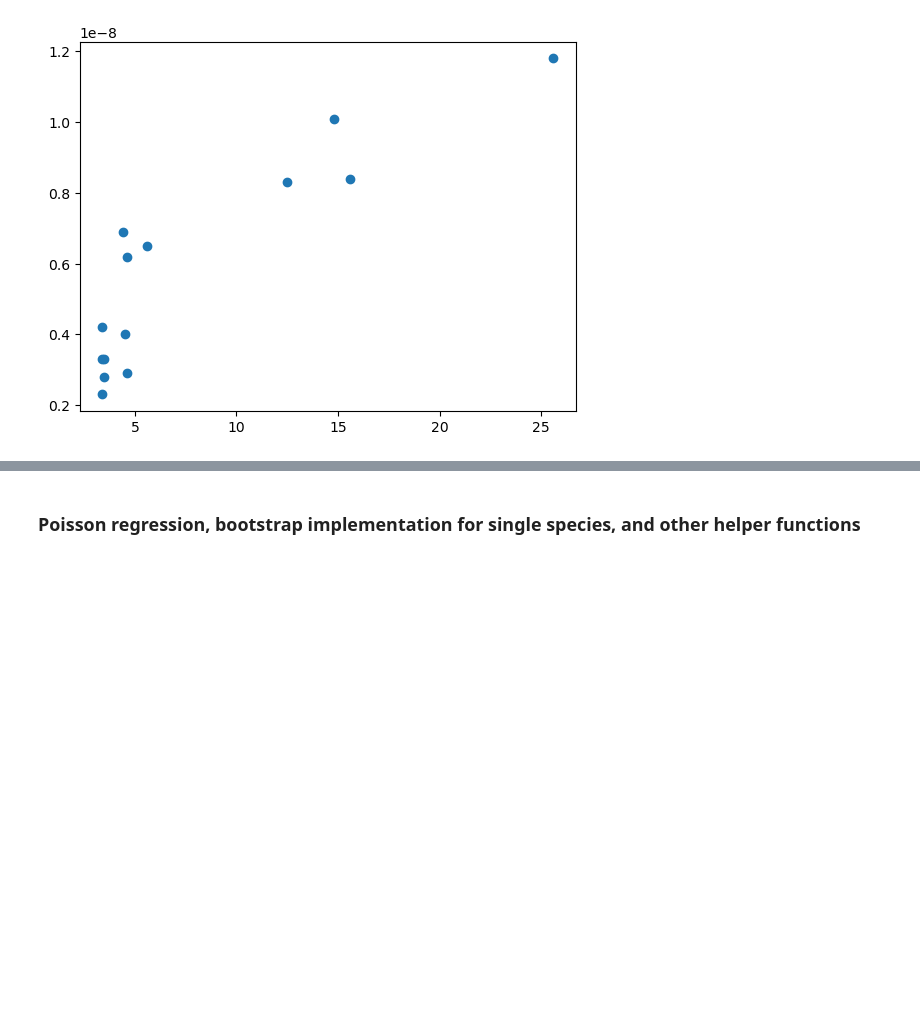
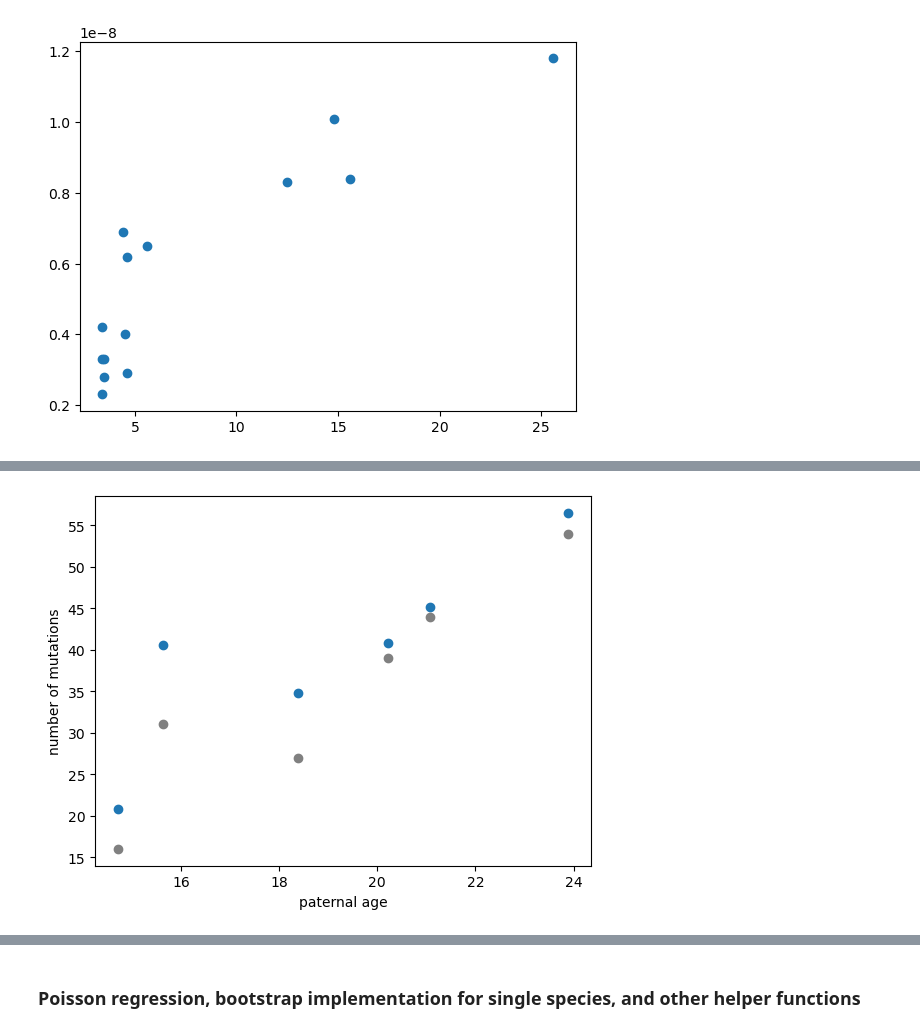
Before and after one commit to harrispopgen/clocklike-DBH, a Jupyter notebook: mutation_rate_regression_literation.ipynb, the cells around one changed output, grey strips where cells are left out. Cells and saved outputs as stored; diff of their text form; code cells hidden in the pictures; blank space fills up the shorter version.

```diff
--- a/mutation_rate_regression_literation.ipynb
+++ b/mutation_rate_regression_literation.ipynb
@@ -65,3 +66,13 @@ const         2.359e-09   3.05e-05   7.73e-05      1.000   -5.99e-05    5.99e-05
 paternal_age   4.19e-10   3.52e-06      0.000      1.000   -6.91e-06    6.91e-06
 ================================================================================
 [figure]
+# %%
+age_of_puberty = {
+        "Human": 13, "Baboon": 5.4, "Aye_aye": 3, "Chimpanzee": 14,
+        "Rhesus_macaque": 3.5, "Owl_monkey": 1, "Mouse": 0.15,
+        "Cat": 0.5
+}
+
+generation_time = {"Baboon": 10, "Human": 29, "Aye_aye": 3,
+                   "Rhesus_macaque": 8, "Mouse": 0.66, "Owl_monkey": 6, "Chimpanzee": 25, "Cat": 3
+                   }
@@ -67,0 +191,82 @@ paternal_age   4.19e-10   3.52e-06      0.000      1.000   -6.91e-06    6.91e-06
+# %%
+def load_chimpanzee_venn_parental_age(print_quality_check_results=False):
+    filename = "./data/mutation_rate_individual_species/Chimp_venn_2014.xlsx"
+    df_parental_age = pd.read_excel(filename, sheet_name="parental_age_false_negative")
+
+    df_parental_age = df_parental_age.set_index("Individual")
+    df_parental_age[["paternal_age", "maternal_age"]] /= 365
+    if print_quality_check_results:
+        print(f"average paternal age: {np.mean(df_parental_age['paternal_age'])}")
+        print(f"average maternal age: {np.mean(df_parental_age['maternal_age'])}")
+    return df_parental_age
+
+def load_chimpanzee_venn_2014_mutation_count(print_quality_check_results=False):
+    filename = "./data/mutation_rate_individual_species/Chimp_venn_2014.xlsx"
+    col_header = ["chr_num", "recipient", "is_validated", "is_suspicious"]
+    df_counts = pd.read_excel(filename, skiprows=[0,1], header=None, names=col_header, usecols=[0,7,10,11])
+    df_counts = df_counts[df_counts["chr_num"] != "chrX"] # 220 total mutations, 217 on autosomes
+    df_counts = df_counts.dropna()
+    df_counts_ns = df_counts[df_counts["is_suspicious"] == 0]
+    df_counts_unique = df_counts_ns["recipient"].value_counts()
+    assert np.sum(df_counts_unique) == len(df_counts_ns)
+    if print_quality_check_results:
+        print(f"number of variants on autosomes: {len(df_counts)}, number of suspicious variants: {len(df_counts[df_counts['is_suspicious'] == 1])}")
+        print(f"average number of mutations: {np.mean(df_counts_unique)}")
+        # 60 validated, paper says 61, 1 of which is false positive, therefore probably all variants included in dataset are true positives
+        # print(df["is_validated"].value_counts())
+    df_counts_unique = df_counts_unique.sort_index(axis=0, ascending=True)
+    df_counts_unique.name = "mutation_count"
+    return df_counts_unique
+
+def load_chimpanzee_venn_2014_data(age_of_puberty, print_quality_check_results=False):
+    age_of_puberty = age_of_puberty["Chimpanzee"]
+    genome_size = 2360347379
+
+    df_parental_age = load_chimpanzee_venn_parental_age(print_quality_check_results)
+    df_count = load_chimpanzee_venn_2014_mutation_count(print_quality_check_results)
+
+    assert len(df_count) == len(df_parental_age)
+    assert set(df_count.index) == set(df_parental_age.index)
+    df = pd.merge(df_parental_age, df_count, left_index=True, right_index=True) #J, on="index")
+    assert (df["mutation_count"] == df_count).all()
+    assert ((df[["paternal_age", "maternal_age"]] == df_parental_age[["paternal_age", "maternal_age"]]).all()).all()
+
+    df["mutation_count"] /= (1 - df["FNR"])
+    # false_negative_rate_F1 = 0.034
+    # false_negative_rate_F2 = 0.23
+    # df.loc[["D", "E", "F"], "mutation_count"] /= (1 - false_negative_rate_F1)
+    # df.loc[["G", "H", "I"], "mutation_count"] /= (1 - false_negative_rate_F2)
+    df["callable_genome_size"] = genome_size * 2
+    df["species"] = "Chimpanzee"
+    df["corrected_age"], df["Z_p"], df["Z_m"], df["Z_c"] = compute_weighted_average_age_and_regression_covariates(
+        df["paternal_age"].to_numpy(), df["maternal_age"].to_numpy(), df["callable_genome_size"].to_numpy(), age_of_puberty)
+    df["mu_per_site"] = df["mutation_count"] / df["callable_genome_size"]
+    df = df.reset_index()
+
+    fig, ax = plt.subplots()
+    ax.scatter(df["paternal_age"], df["mutation_count"])
+    ax.scatter(df["paternal_age"], (1-df["FNR"]) * df["mutation_count"], c="gray")
+    ax.set_xlabel("paternal age")
+    ax.set_ylabel("number of mutations")
+
+    return df[["species", "maternal_age", "paternal_age", "corrected_age", "callable_genome_size", "Z_p", "Z_m", "Z_c", "mutation_count"]]
+
+def load_besenbacher_data(age_of_puberty):
+    age_of_puberty = age_of_puberty["Chimpanzee"] # {"Chimpanzee": 14, "Gorilla":, "Orangutan":}
+    filename = "./data/mutation_rate_individual_species/Great_ape_besenbacher_2019.txt"
+    col_header = ["species", "paternal_age", "maternal_age", "callable_genome_size", "mutation_count", "mu_per_site"]
+    df = pd.read_csv(filename, sep=" ", header=None, names=col_header, usecols=[1,2,3,4,5,9]) #, nrows=2)
+    assert np.isclose(df["mutation_count"] / df["callable_genome_size"], df["mu_per_site"]).all()
+    # currently only using chimpanzee
+    df = df.loc[df["species"] == "Chimpanzee"]
+    df["corrected_age"], df["Z_p"], df["Z_m"], df["Z_c"] = compute_weighted_average_age_and_regression_covariates(
+        df["paternal_age"].to_numpy(), df["maternal_age"].to_numpy(), df["callable_genome_size"].to_numpy(), age_of_puberty)
+    return df[["species", "maternal_age", "paternal_age", "corrected_age", "callable_genome_size", "Z_p", "Z_m", "Z_c", "mutation_count"]]
+
+df_chimp_venn = load_chimpanzee_venn_2014_data(age_of_puberty, print_quality_check_results=True)
+df_chimp_besenbacher = load_besenbacher_data(age_of_puberty)
+
+poisson_regression_for_individual_species(df_chimp_venn["mutation_count"], df_chimp_venn[["callable_genome_size", "Z_c"]], print_result=True)
+check_batch_effect({"Venn": df_chimp_venn, "Besenbacher": df_chimp_besenbacher})
+#
+# %% [output]
@@ -67,0 +290 @@ paternal_age   4.19e-10   3.52e-06      0.000      1.000   -6.91e-06    6.91e-06
+[figure, added]
```
Also changed, not shown: parts of 20 cells of this notebook.
